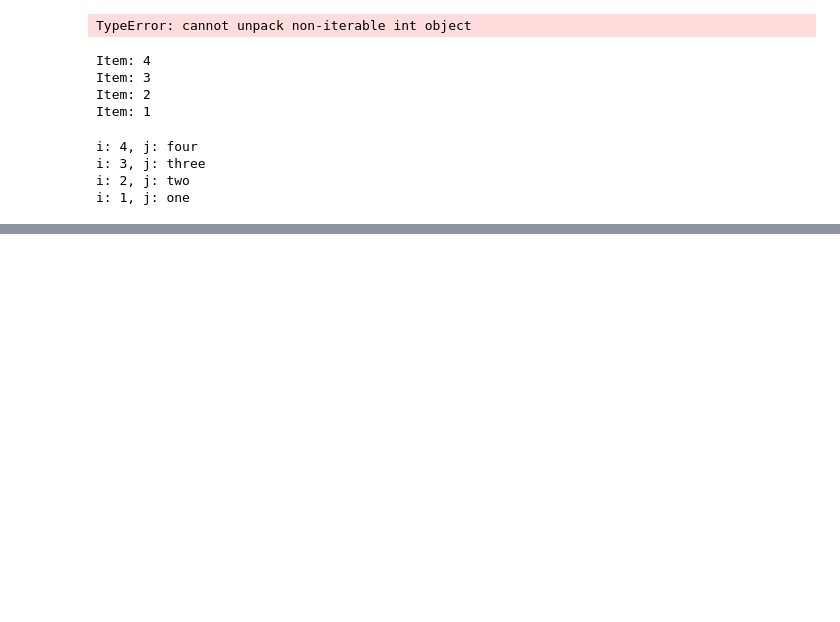
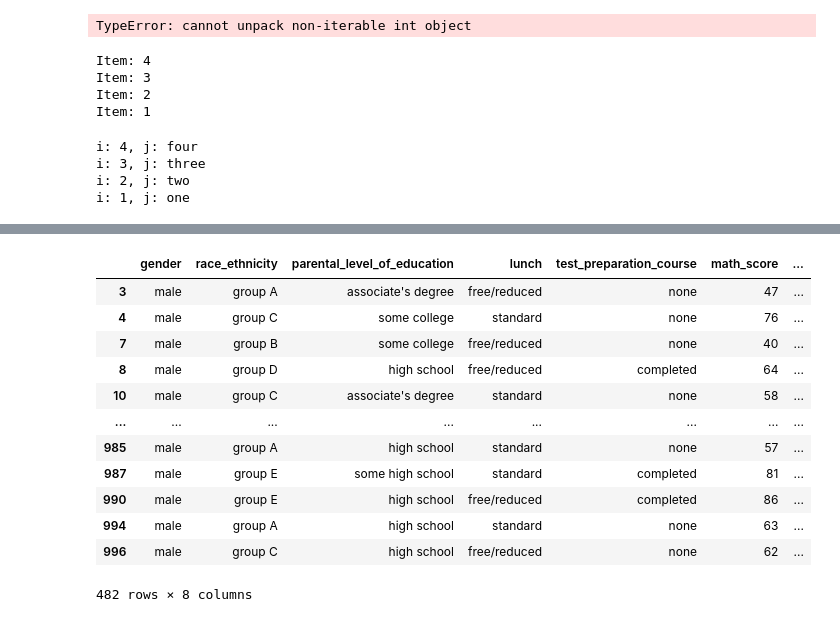
Before and after one commit to Ransinghsatyajitray/Real_Python_Practice, a Jupyter notebook: For_Loops_in_Python_Definite_Iteration.ipynb, the cells around one changed output, grey strips where cells are left out. Saved outputs shown, nothing was run; the diff lists cells and outputs as text; code cells hidden in the pictures; blank space fills up the shorter version.

Commit message:
for loop in progress

```diff
--- a/For_Loops_in_Python_Definite_Iteration.ipynb
+++ b/For_Loops_in_Python_Definite_Iteration.ipynb
@@ -56,0 +489,24 @@ i: 1, j: one
+# %%
+# filtering rows using for loop
+filtered_row = list()
+for rw_indx, row in dataset.iterrows(): # here row contains information on column name also, as list element index
+    if row['gender']=='male':
+        filtered_row.append(row)
+
+result_df = pd.DataFrame(filtered_row) # it automatically assigns column names
+# %%
+result_df
+# %% [output]
+|  | gender | race_ethnicity | parental_level_of_education | lunch | test_preparation_course | math_score | ... |
+| 3 | male | group A | associate's degree | free/reduced | none | 47 | ... |
+| 4 | male | group C | some college | standard | none | 76 | ... |
+| 7 | male | group B | some college | free/reduced | none | 40 | ... |
+| 8 | male | group D | high school | free/reduced | completed | 64 | ... |
+| 10 | male | group C | associate's degree | standard | none | 58 | ... |
+| ... | ... | ... | ... | ... | ... | ... | ... |
+| 985 | male | group A | high school | standard | none | 57 | ... |
+| 987 | male | group E | some high school | standard | completed | 81 | ... |
+| 990 | male | group E | high school | free/reduced | completed | 86 | ... |
+| 994 | male | group A | high school | standard | none | 63 | ... |
+| 996 | male | group C | high school | free/reduced | none | 62 | ... |
+482 rows × 8 columns
```
Also changed, not shown: parts of 48 cells of this notebook.
